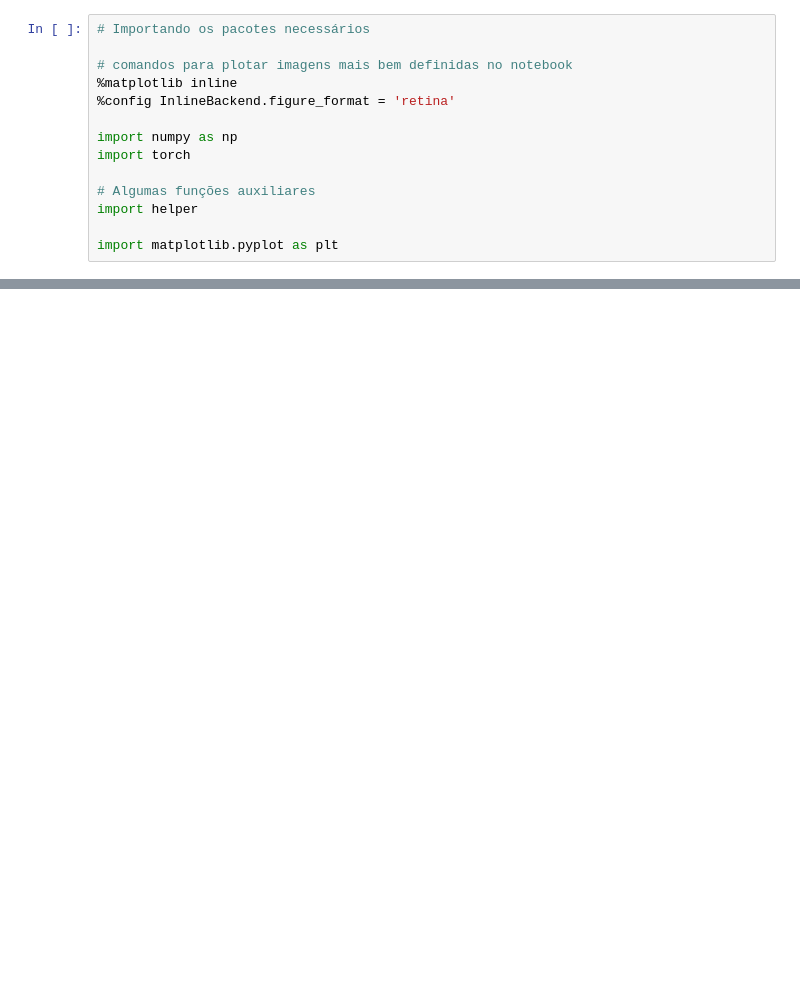
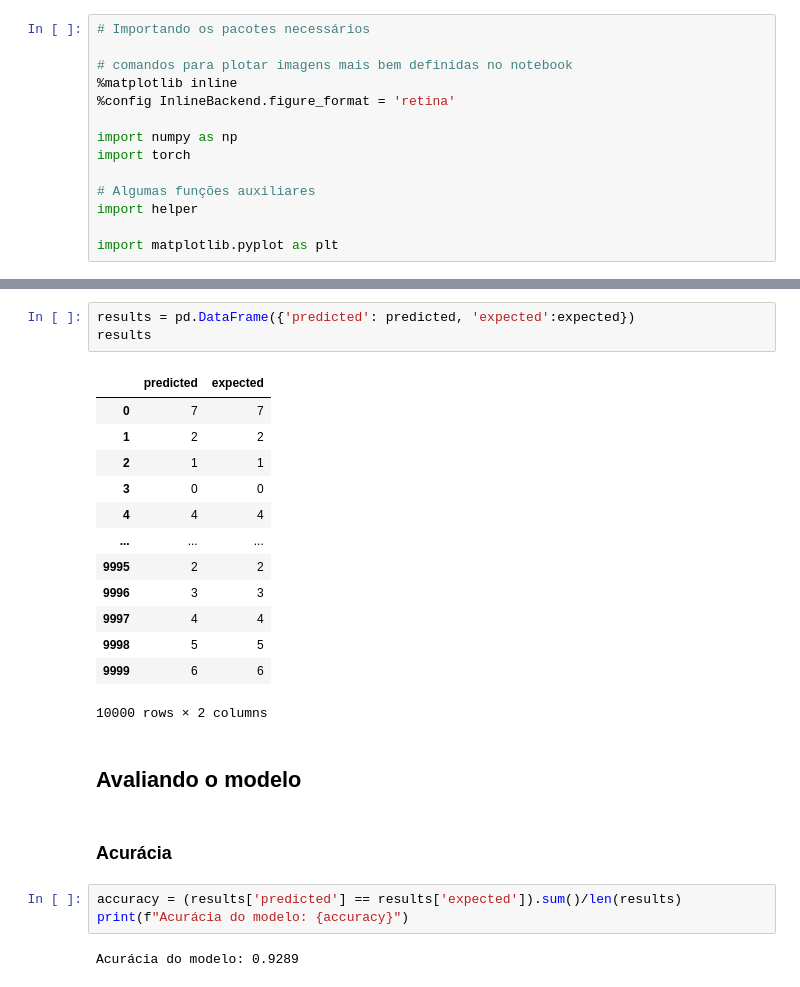
Before and after one commit to gus-phys/AI2-resources, a Jupyter notebook: 08-classificacao/aulas-praticas/aula4/mlp-exploration/mlp.ipynb, the cells around one changed output, grey strips where cells are left out. Saved outputs shown, nothing was run; the diff lists cells and outputs as text; blank space fills up the shorter version.

```diff
--- a/08-classificacao/aulas-praticas/aula4/mlp-exploration/mlp.ipynb
+++ b/08-classificacao/aulas-praticas/aula4/mlp-exploration/mlp.ipynb
@@ -701,0 +169,26 @@ helper.view_classify(img.view(1, 28, 28), ps)
+# %%
+results = pd.DataFrame({'predicted': predicted, 'expected':expected})
+results
+# %% [output]
+|  | predicted | expected |
+| 0 | 7 | 7 |
+| 1 | 2 | 2 |
+| 2 | 1 | 1 |
+| 3 | 0 | 0 |
+| 4 | 4 | 4 |
+| ... | ... | ... |
+| 9995 | 2 | 2 |
+| 9996 | 3 | 3 |
+| 9997 | 4 | 4 |
+| 9998 | 5 | 5 |
+| 9999 | 6 | 6 |
+10000 rows × 2 columns
+# %% [markdown]
+## Avaliando o modelo
+# %% [markdown]
+### Acurácia
+# %%
+accuracy = (results['predicted'] == results['expected']).sum()/len(results)
+print(f"Acurácia do modelo: {accuracy}")
+# %% [output]
+Acurácia do modelo: 0.9289
```
Also changed, not shown: parts of 84 cells of this notebook, 1 other file.
